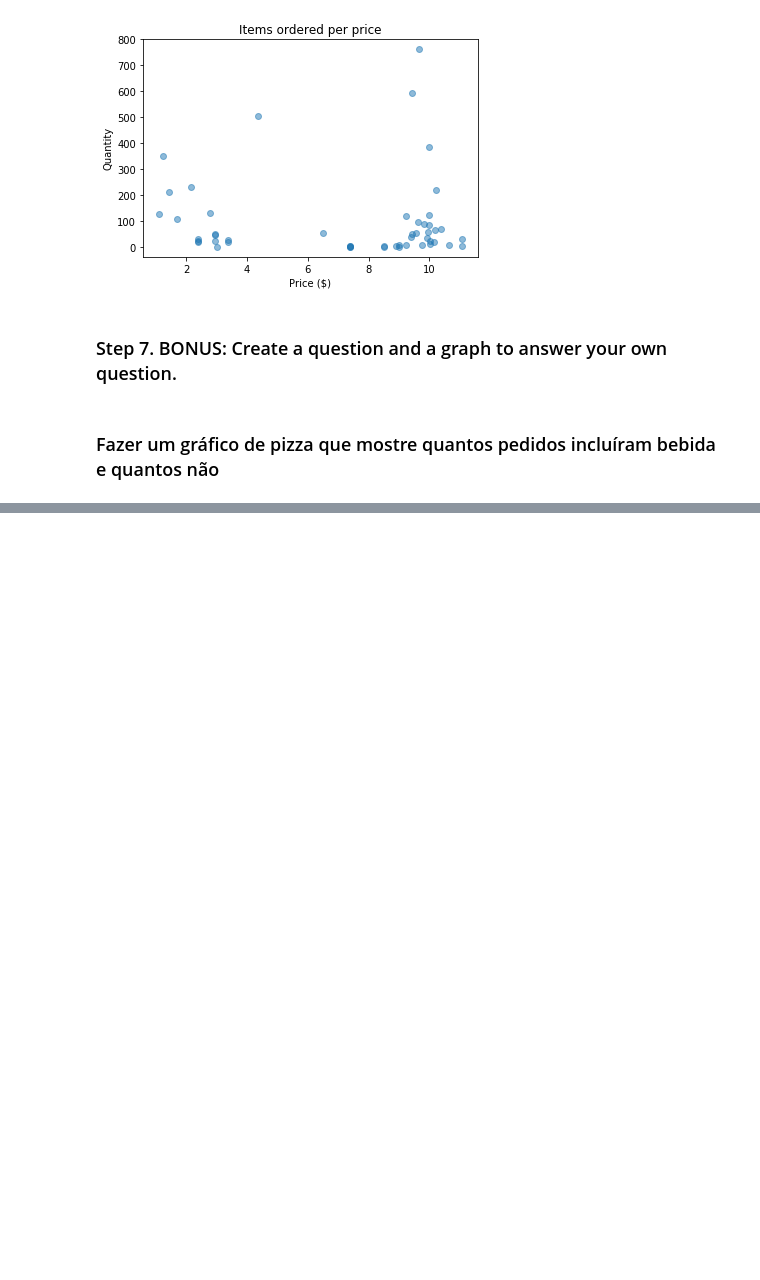
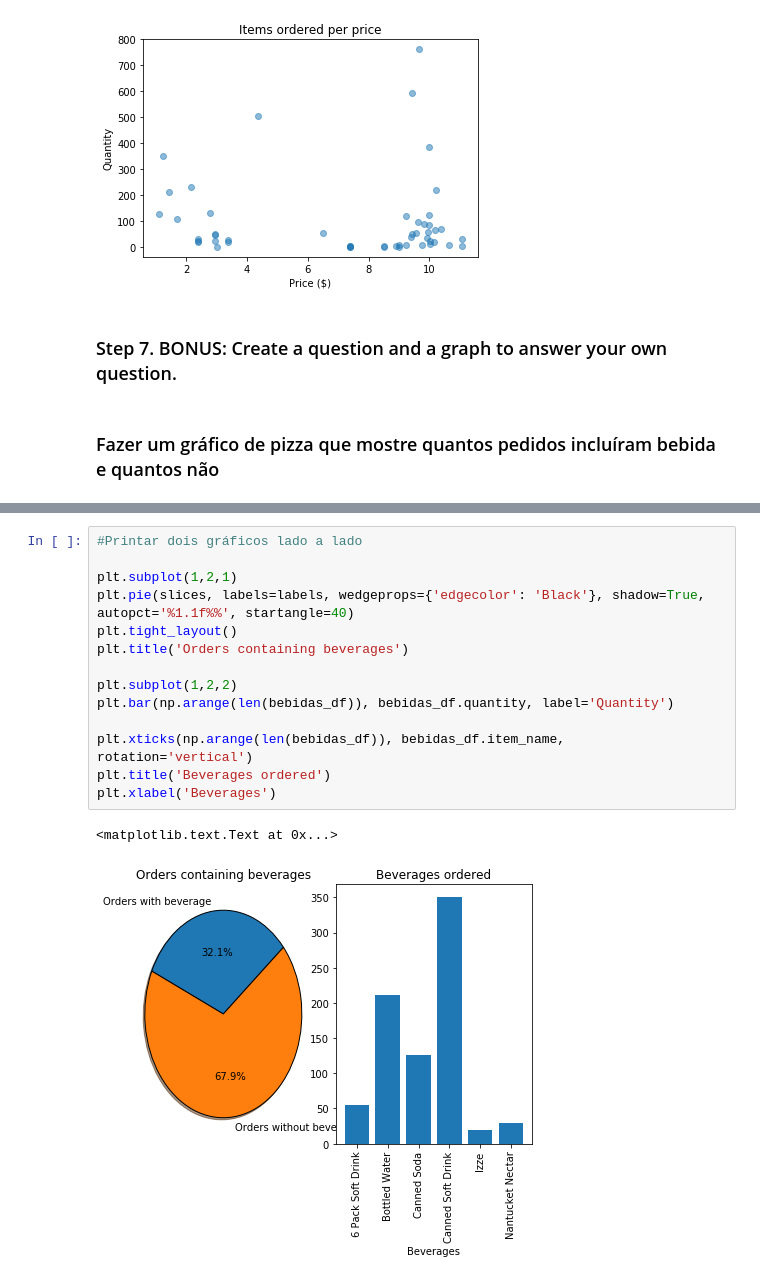
Before and after one commit to joaovitorez/octos-academy, a Jupyter notebook: 02. Data Handling/Exercises/07_Visualization/Chipotle/Exercises.ipynb, the cells around one changed output, grey strips where cells are left out. Cells and saved outputs as stored; diff of their text form; blank space fills up the shorter version.

```diff
--- a/02. Data Handling/Exercises/07_Visualization/Chipotle/Exercises.ipynb
+++ b/02. Data Handling/Exercises/07_Visualization/Chipotle/Exercises.ipynb
@@ -133,0 +175,17 @@ bebidas = ['Canned Soft Drink','Bottled Water','Canned Soda','6 Pack Soft Drink'
+# %%
+#Printar dois gráficos lado a lado
+
+plt.subplot(1,2,1)
+plt.pie(slices, labels=labels, wedgeprops={'edgecolor': 'Black'}, shadow=True, autopct='%1.1f%%', startangle=40)
+plt.tight_layout()
+plt.title('Orders containing beverages')
+
+plt.subplot(1,2,2)
+plt.bar(np.arange(len(bebidas_df)), bebidas_df.quantity, label='Quantity')
+
+plt.xticks(np.arange(len(bebidas_df)), bebidas_df.item_name, rotation='vertical')
+plt.title('Beverages ordered')
+plt.xlabel('Beverages')
+# %% [output]
+<matplotlib.text.Text at 0x...>
+[figure, added]
```
Also changed, not shown: parts of 7 cells of this notebook.
